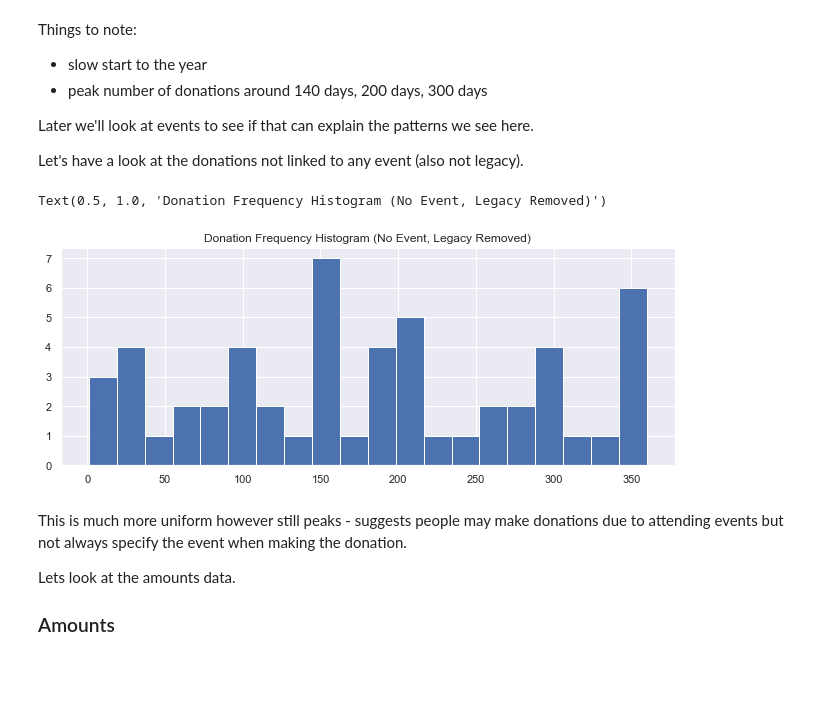
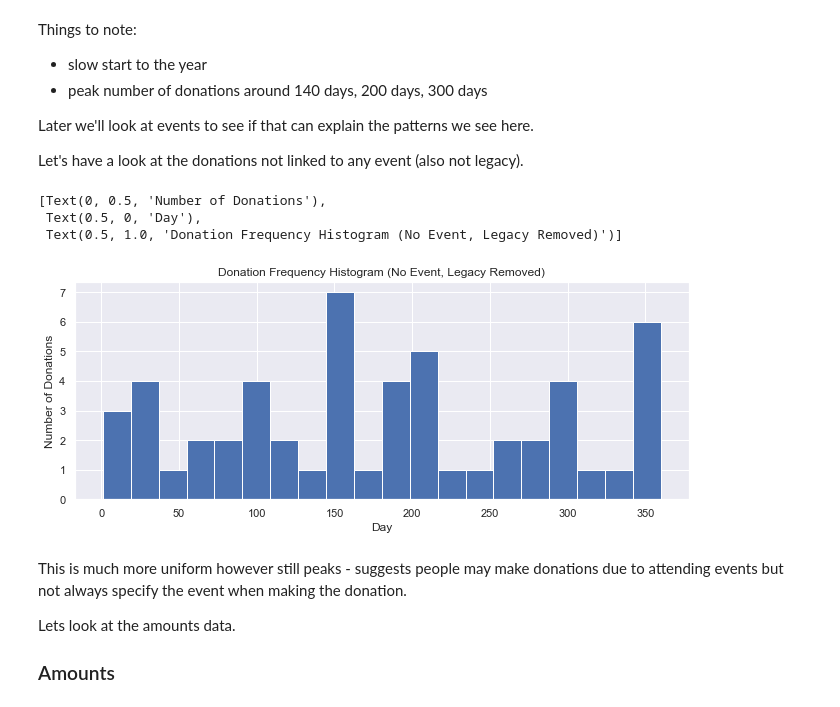
Before and after one commit to jireland88/Data_Science_in_Pro_Bono_Consulting, a Jupyter notebook: Donation Analysis.ipynb, the cells around one changed output. Cells and saved outputs as stored; diff of their text form; code cells hidden in the pictures; blank space fills up the shorter version.

```diff
--- a/Donation Analysis.ipynb
+++ b/Donation Analysis.ipynb
@@ -27,13 +28,13 @@ quarters = [] # new feature created for association analysis
 
 def which_quarter(x):
     if x <= 91:
-        return 1
+        return "first"
     elif 91 < x and x <= 182:
-        return 2
+        return "second"
     elif 182 < x and x <= 273:
-        return 3
+        return "third"
     else:
-        return 4
+        return "fourth"
 
 for key, value in donor_data.iterrows():
     donation = value[0]
@@ -97,11 +102,15 @@ Let's have a look at the donations not linked to any event (also not legacy).
 # %%
 title = "Donation Frequency Histogram (No Event, Legacy Removed)"
 
-donor_data[(donor_data["event"] == "N") &
-           (donor_data["type"] != "Legacy")]["date"].hist(bins=20).set_title(title)
+ax = donor_data[(donor_data["event"] == "N") &
+                (donor_data["type"] != "Legacy")]["date"].hist(bins=20)
+
+ax.set(title = title, xlabel = "Day", ylabel = "Number of Donations")
 # %% [output]
-Text(0.5, 1.0, 'Donation Frequency Histogram (No Event, Legacy Removed)')
+[Text(0, 0.5, 'Number of Donations'),
+ Text(0.5, 0, 'Day'),
+ Text(0.5, 1.0, 'Donation Frequency Histogram (No Event, Legacy Removed)')]
-[figure, old version]
+[figure, new version]
 # %% [markdown]
 This is much more uniform however still peaks - suggests people may make donations due to attending events but not always specify the event when making the donation.
 
```
Also changed, not shown: parts of 16 cells of this notebook.
